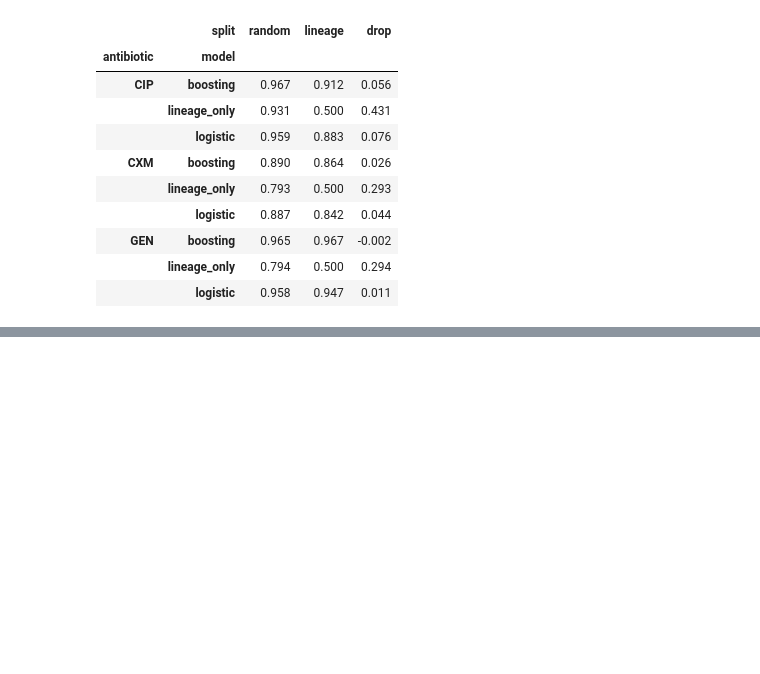
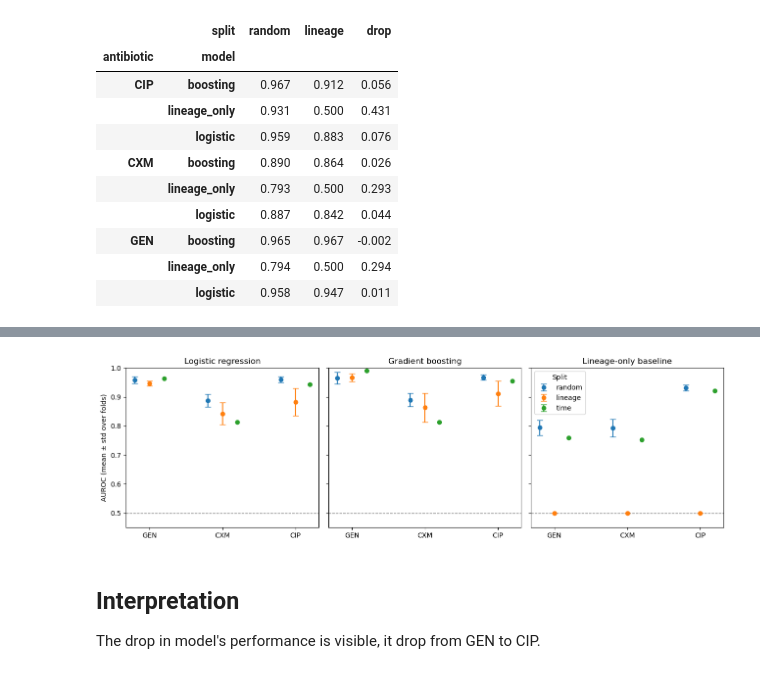
Before and after one commit to jusels/ecoli-amr-generalization, a Jupyter notebook: notebooks/06_results.ipynb, the cells around one changed output, grey strips where cells are left out. Drawn from its saved outputs; the diff is of its cells as text; code cells hidden in the pictures; blank space fills up the shorter version.

Commit message:
Add AUROC chart by split and model

```diff
--- a/notebooks/06_results.ipynb
+++ b/notebooks/06_results.ipynb
@@ -152,0 +162,37 @@ Overall, the results support the hypothesis, but they are based on five folds wi
+# %%
+antibiotic_order = ["GEN", "CXM", "CIP"]
+split_order = ["random", "lineage", "time"]
+model_order = ["logistic", "boosting", "lineage_only"]
+model_titles = {
+    "logistic": "Logistic regression",
+    "boosting": "Gradient boosting",
+    "lineage_only": "Lineage-only baseline"
+}
+offsets = {"random": -0.2, "lineage": 0.0, "time": 0.2}
+
+stats = results.groupby(["model", "antibiotic", "split"])["AUROC"].agg(["mean", "std"])
+
+fig, axes = plt.subplots(1, 3, figsize=(13, 4), sharey=True)
+x = np.arange(len(antibiotic_order))
+
+for ax, model in zip(axes, model_order):
+    for split in split_order:
+        means = [stats.loc[(model, ab, split), "mean"] for ab in antibiotic_order]
+        stds = [stats.loc[(model, ab, split), "std"] for ab in antibiotic_order]
+        ax.errorbar(x + offsets[split], means, yerr=stds, fmt="o", capsize=4, label=split)
+    ax.axhline(0.5, color="grey", linestyle="--", linewidth=1)
+    ax.set_xticks(x)
+    ax.set_xticklabels(antibiotic_order)
+    ax.set_title(model_titles[model])
+
+axes[0].set_ylabel("AUROC (mean ± std over folds)")
+axes[0].set_ylim(0.45, 1.0)
+axes[-1].legend(title="Split")
+plt.tight_layout()
+plt.savefig("../figures/auroc_by_split.png", dpi=200, bbox_inches="tight")
+plt.show()
+# %% [output]
+[figure, added]
+# %% [markdown]
+## Interpretation
+The drop in model's performance is visible, it drop from GEN to CIP.
```
Also changed, not shown: parts of 2 cells of this notebook, 1 other file.
